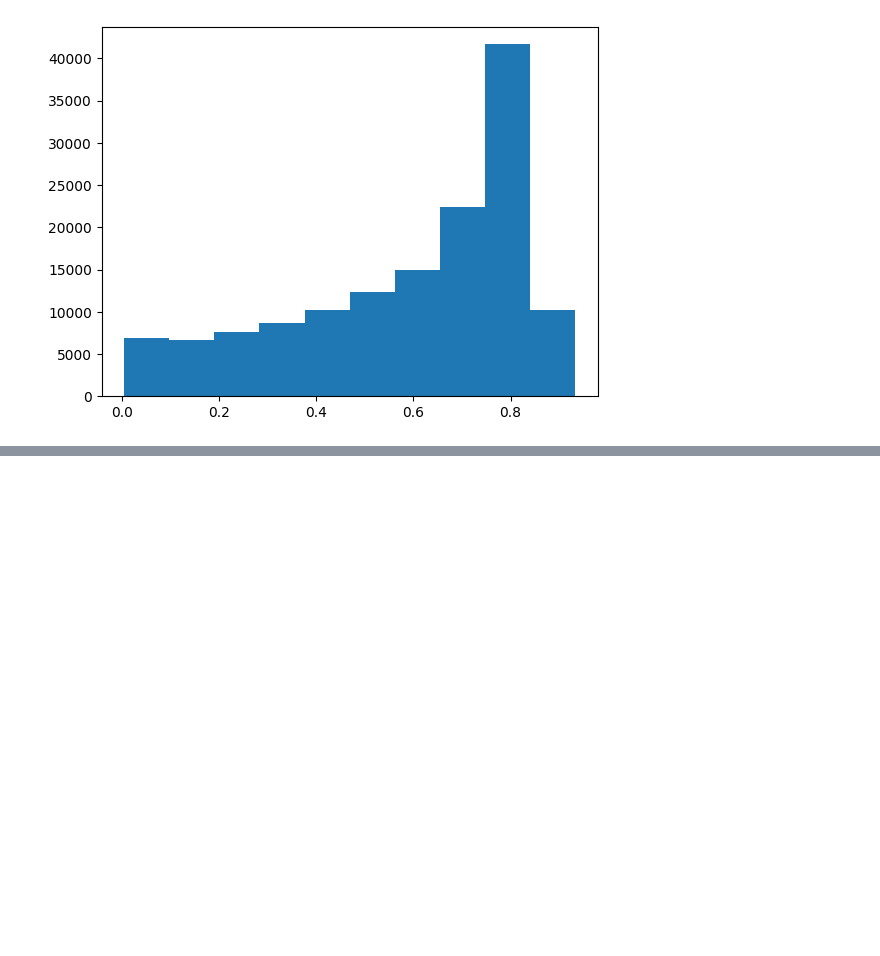
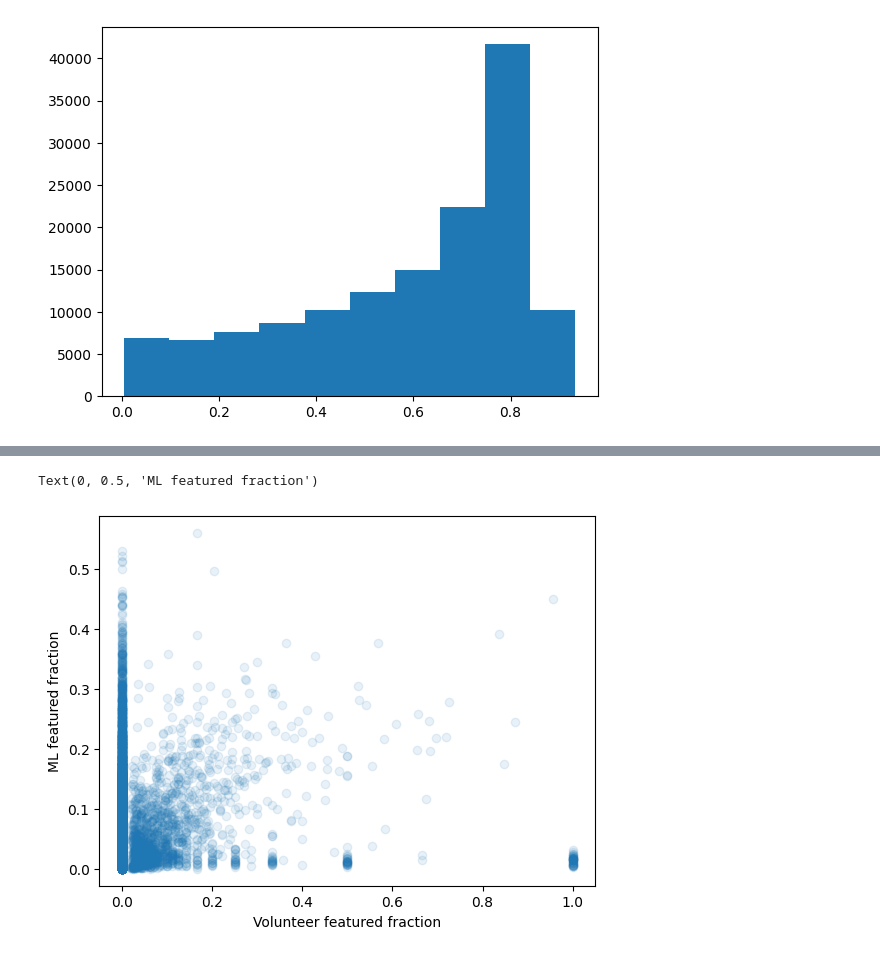
Before and after one commit to mwalmsley/gz-evo, a Jupyter notebook: baseline/metrics.ipynb, the cells around one changed output, grey strips where cells are left out. Cells and saved outputs as stored; diff of their text form; code cells hidden in the pictures; blank space fills up the shorter version.

```diff
--- a/baseline/metrics.ipynb
+++ b/baseline/metrics.ipynb
@@ -22,4 +25,4 @@ _ = plt.hist(df['smooth-or-featured-dr5_smooth_fraction'])
 # %%
 import datasets
 
-test_dataset = datasets.load_dataset("mwalmsley/gz_evo", name='default', split='test', features=df.columns.tolist())
+test_dataset = datasets.load_dataset("mwalmsley/gz_evo", name='default', split='test')
@@ -26,2 +31,4 @@ test_dataset = datasets.load_dataset("mwalmsley/gz_evo", name='default', split='
+# %%
+test_dataset = test_dataset.remove_columns("image")
 # %%
 test_dataset.set_format('pandas')
@@ -30,6 +45,6 @@ assert False
 # %%
 # merge with predictions, using _vol and _ml suffixes to avoid conflicts
-df = pd.merge(test_dataset.data, df, on='id_str', how='inner', validate='1:1', suffixes=('_vol', '_ml'))
+df = pd.merge(test_dataset.data.to_pandas(), df, on='id_str', how='inner', validate='1:1', suffixes=('_vol', '_ml'))
 # %%
 # scatterplot of ml vs volunteer featured fraction
 plt.scatter(df['smooth-or-featured-dr5_featured-or-disk_fraction_vol'], df['smooth-or-featured-dr5_featured-or-disk_fraction_ml'])
@@ -37,0 +56,8 @@ plt.ylabel('ML featured fraction')
+# %%
+# scatterplot of ml vs volunteer featured fraction
+plt.scatter(df['spiral-arm-count-gz2_4_fraction_vol'], df['spiral-arm-count-gz2_4_fraction_ml'], alpha=.1)
+plt.xlabel('Volunteer featured fraction')
+plt.ylabel('ML featured fraction')
+# %% [output]
+Text(0, 0.5, 'ML featured fraction')
+[figure, added]
```
Also changed, not shown: parts of 21 cells of this notebook.
